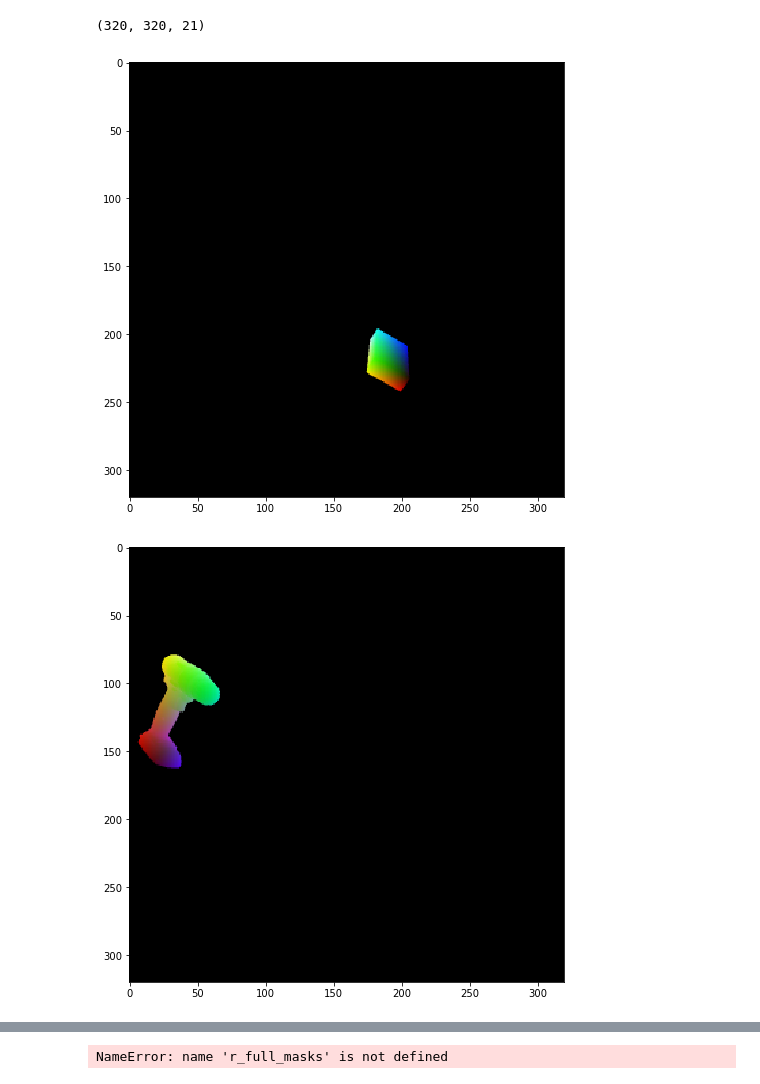
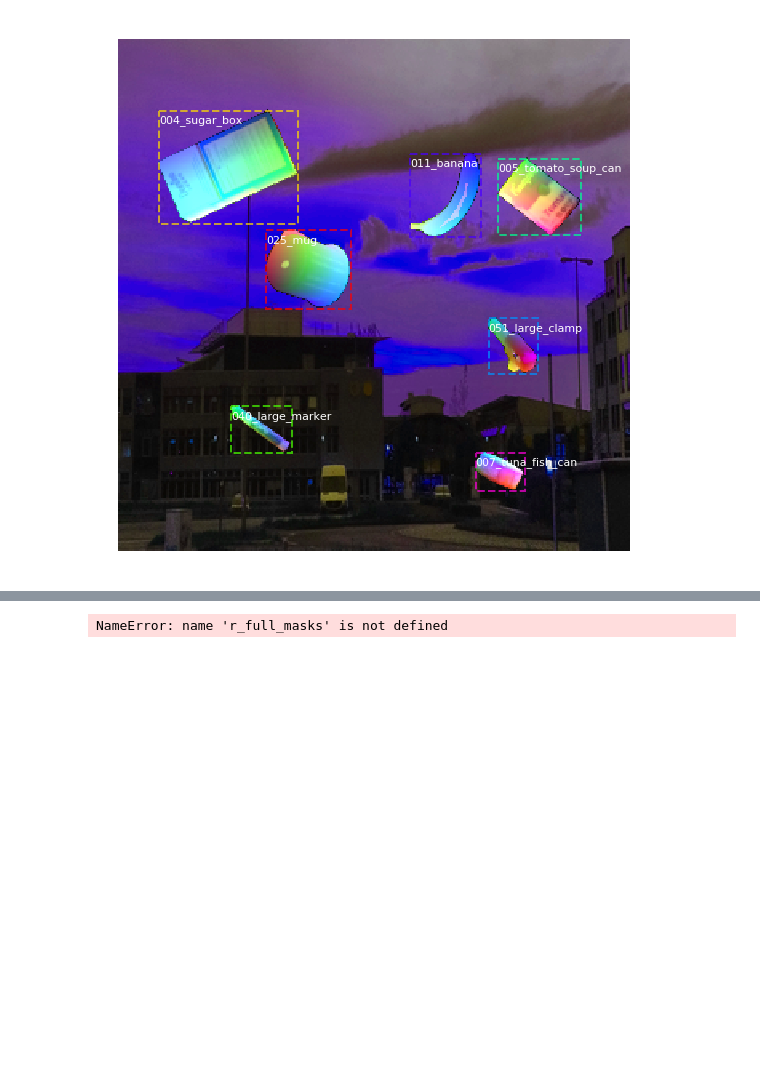
Before and after one commit to CosmosHua/Pose_Estimation, a Jupyter notebook: samples/ycbv/inspect_inference.ipynb, the cells around one changed output, grey strips where cells are left out. Saved outputs shown, nothing was run; the diff lists cells and outputs as text; code cells hidden in the pictures; blank space fills up the shorter version.

```diff
--- a/samples/ycbv/inspect_inference.ipynb
+++ b/samples/ycbv/inspect_inference.ipynb
@@ -6,8 +6,8 @@ from mrcnn import visualize, utils
 import tensorflow as tf
 import matplotlib.pyplot as plt
 # %%
-results_path = '/home/incendio/Desktop/inference_results/results.json'
-ground_truth_path = '/home/incendio/Desktop/inference_results/ground_truth.json'
+results_path = '/home/incendio/Desktop/inference_results/split_rgb_results/binary_loss_results/results.json'
+ground_truth_path = '/home/incendio/Desktop/inference_results/split_rgb_results/binary_loss_results/ground_truth.json'
 with open(results_path, 'r') as f:
     results = json.load(f)
 
@@ -16,29 +16,32 @@ with open(ground_truth_path, 'r') as f:
 # %%
 class_names = ['background', '002_master_chef_can', '003_cracker_box',
                '004_sugar_box', '005_tomato_soup_can', '006_mustard_bottle',
                '007_tuna_fish_can', '008_pudding_box', '009_gelatin_box',
                '010_potted_meat_can', '011_banana', '019_pitcher_base',
                '021_bleach_cleanser', '024_bowl',
                '025_mug', '035_power_drill',
                '036_wood_block', '037_scissors',
                '040_large_marker', '051_large_clamp',
                '052_extra_large_clamp', '061_foam_brick']
 
-img_path = '/home/incendio/Desktop/inference_results/image.png'
+img_path = '/home/incendio/Desktop/inference_results/split_rgb_results/binary_loss_results/image.png'
 img = cv2.imread(img_path)
 image = cv2.cvtColor(img, cv2.COLOR_BGR2RGB)
 gt = ground_truth
 gt_box = np.array(gt['rois'])
 gt_class_id = np.array(gt['class_ids'])
-gt_mask = np.array(gt['masks'])
-gt_mask = (gt_mask * 255).astype(np.uint8)
-print(gt_mask.shape)
-for i in range(0, gt_mask.shape[-1], 3):
-    plt.figure(figsize=(8, 8))
-    plt.imshow(gt_mask[:, :, i:i+3])
-    plt.show()
-visualize.display_rgb_instances(image, gt_box, gt_mask, gt_class_id, class_names, figsize=(10, 10))
+r_mask = np.array(gt['gt_r_masks'])
+r_mask = (r_mask * 255).astype(np.uint8)
+g_mask = np.array(gt['gt_g_masks'])
+g_mask = (g_mask * 255).astype(np.uint8)
+b_mask = np.array(gt['gt_b_masks'])
+b_mask = (b_mask * 255).astype(np.uint8)
+masks = []
+for i in range(r_mask.shape[-1]):
+    mask = np.stack([r_mask[:, :, i], g_mask[:, :, i], b_mask[:, :, i]], axis=2)
+    masks.append(mask)
+masks = np.stack(masks, axis=2)
+masks = np.reshape(masks, (320, 320, 3*7))
+visualize.display_rgb_instances(image, gt_box, masks, gt_class_id, class_names, figsize=(10, 10))
 # %% [output]
-(320, 320, 21)
-[figure, old version]
+[figure, new version]
-[figure, removed]
```
Also changed, not shown: parts of 2 cells of this notebook, 3 other files.
